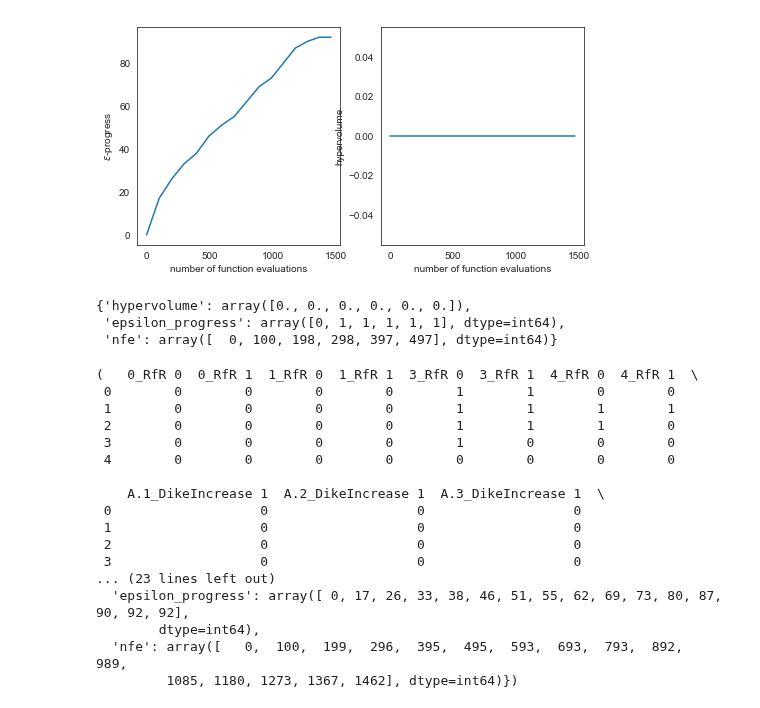
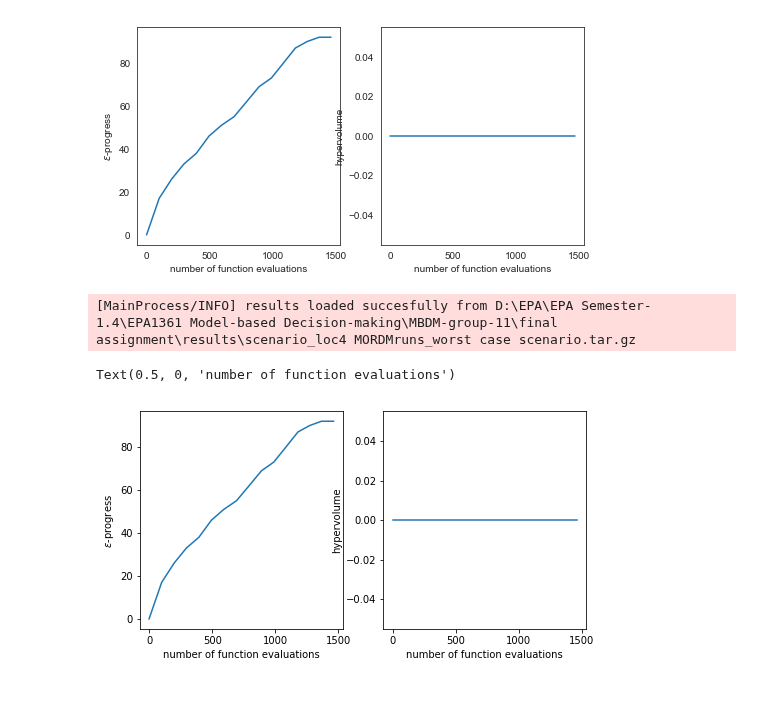
Before and after one commit to pdebiase/MBDM-group-11, a Jupyter notebook: final assignment/MORO_postanalysis.ipynb, the cells around one changed output. Drawn from its saved outputs; the diff is of its cells as text; code cells hidden in the pictures.

```diff
--- a/final assignment/MORO_postanalysis.ipynb
+++ b/final assignment/MORO_postanalysis.ipynb
@@ -763,29 +762,19 @@ ax2.set_xlabel('number of function evaluations')
 [MainProcess/INFO] results loaded succesfully from C:\Users\pvbia\OneDrive\Documentos\GitHub\MBDM-group-11\final assignment\MORDM_weak\scenario_loc4 MORDMruns_worst case scenario.tar.gz
 Text(0.5, 0, 'number of function evaluations')
 [figure]
-# %%
-convergence
-# %% [output]
-{'hypervolume': array([0., 0., 0., 0., 0., 0.]),
- 'epsilon_progress': array([0, 1, 1, 1, 1, 1], dtype=int64),
- 'nfe': array([  0, 100, 198, 298, 397, 497], dtype=int64)}
-# %%
-results
-# %% [output]
-(   0_RfR 0  0_RfR 1  1_RfR 0  1_RfR 1  3_RfR 0  3_RfR 1  4_RfR 0  4_RfR 1  \
- 0        0        0        0        0        1        1        0        0
- 1        0        0        0        0        1        1        1        1
- 2        0        0        0        0        1        1        1        0
- 3        0        0        0        0        1        0        0        0
- 4        0        0        0        0        0        0        0        0
-
-    A.1_DikeIncrease 1  A.2_DikeIncrease 1  A.3_DikeIncrease 1  \
- 0                   0                   0                   0
- 1                   0                   0                   0
- 2                   0                   0                   0
- 3                   0                   0                   0
-... (23 lines left out)
-  'epsilon_progress': array([ 0, 17, 26, 33, 38, 46, 51, 55, 62, 69, 73, 80, 87, 90, 92, 92],
-        dtype=int64),
-  'nfe': array([   0,  100,  199,  296,  395,  495,  593,  693,  793,  892,  989,
-         1085, 1180, 1273, 1367, 1462], dtype=int64)})
+# %%
+results = load_results('./results/scenario_loc4 MORDMruns_worst case scenario.tar.gz')
+
+outcomes, convergence = results
+fig, (ax1, ax2) = plt.subplots(ncols=2, sharex=True, figsize=(8,4))
+ax1.plot(convergence['nfe'], convergence['epsilon_progress'])
+ax1.set_ylabel('$\epsilon$-progress')
+ax2.plot(convergence['nfe'], convergence['hypervolume'])
+ax2.set_ylabel('hypervolume')
+
+ax1.set_xlabel('number of function evaluations')
+ax2.set_xlabel('number of function evaluations')
+# %% [output]
+[MainProcess/INFO] results loaded succesfully from D:\EPA\EPA Semester-1.4\EPA1361 Model-based Decision-making\MBDM-group-11\final assignment\results\scenario_loc4 MORDMruns_worst case scenario.tar.gz
+Text(0.5, 0, 'number of function evaluations')
+[figure, added]
```
Also changed, not shown: parts of 29 cells of this notebook, 1 other file.
